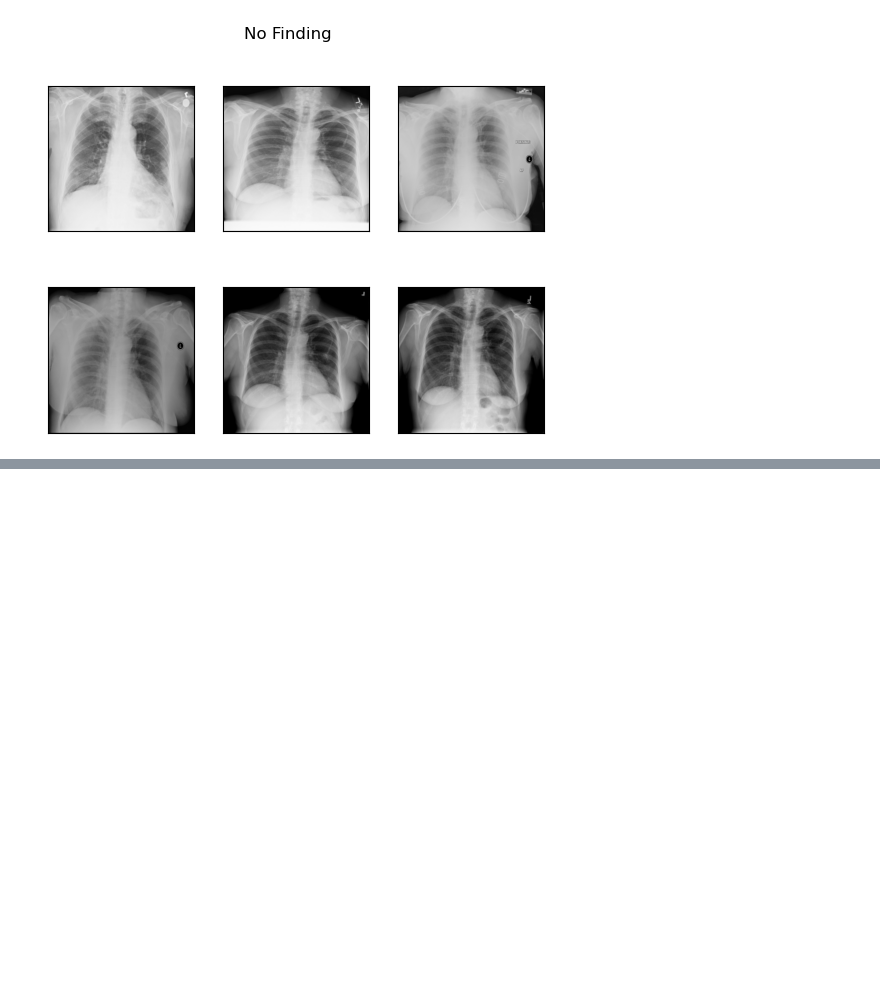
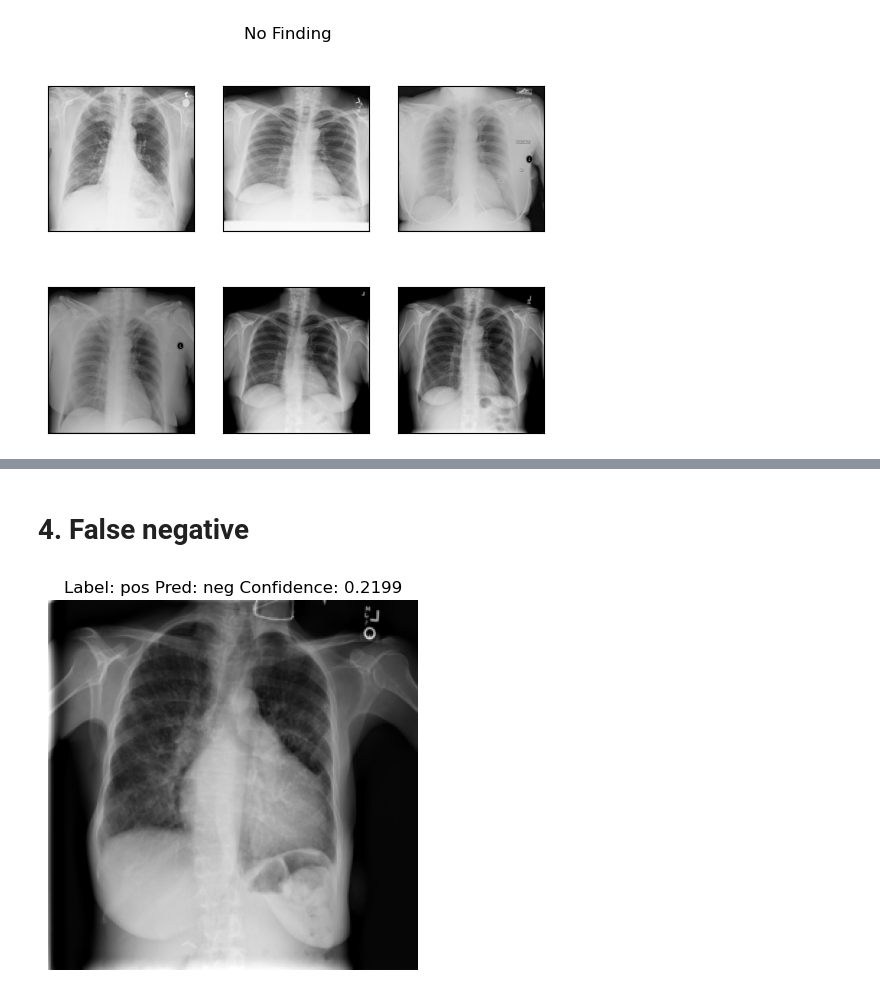
Before and after one commit to dchung117/chest-xray-cnn, a Jupyter notebook: notebooks/eda.ipynb, the cells around one changed output, grey strips where cells are left out. Saved outputs shown, nothing was run; the diff lists cells and outputs as text; code cells hidden in the pictures; blank space fills up the shorter version.

```diff
--- a/notebooks/eda.ipynb
+++ b/notebooks/eda.ipynb
@@ -120,0 +182,8 @@ plot_images(neg_imgs, NEG_LABEL)
+# %% [markdown]
+# 4. False negative
+# %%
+idx = 43
+filename, label, pred, confidence = results_df.loc[idx]
+plot_prediction(filename, label, pred, confidence, IMG_HEIGHT, IMG_WIDTH)
+# %% [output]
+[figure, added]
```
Also changed, not shown: parts of 19 cells of this notebook, 2 other files.
